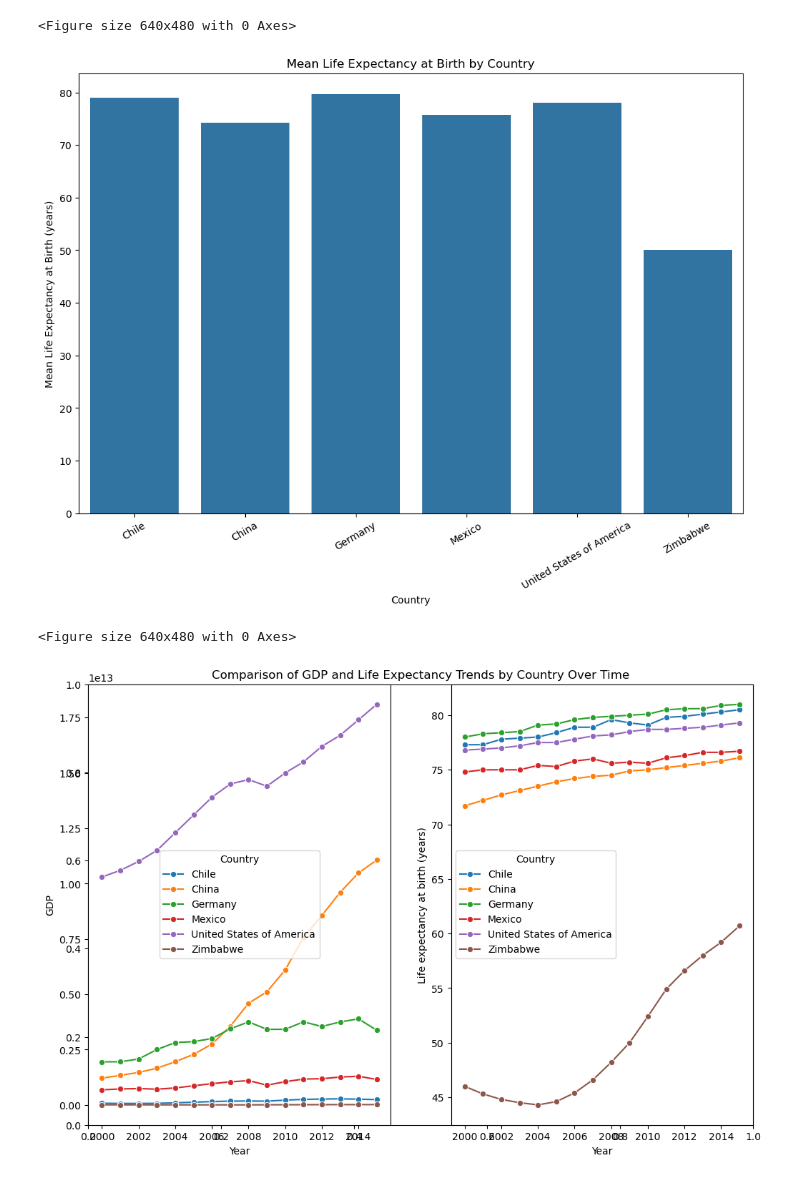
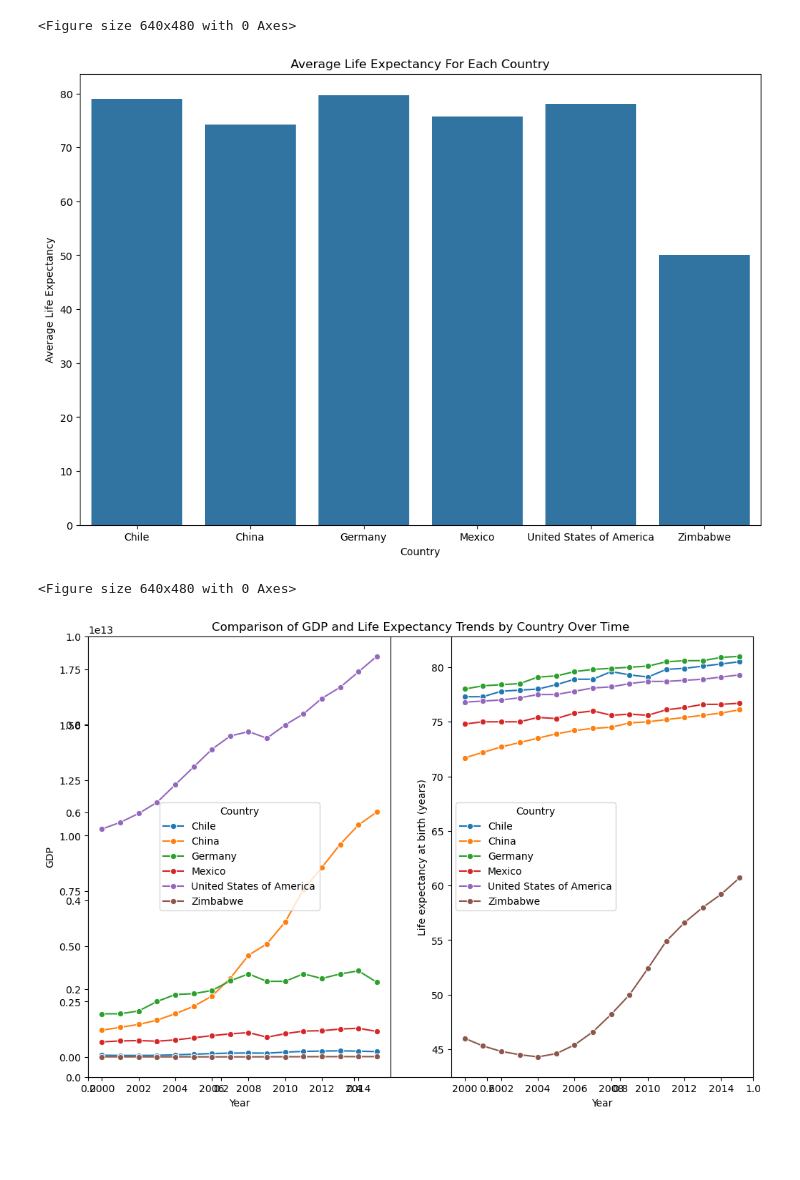
Before and after one commit to 2003salar/life_expectancy_gdp, a Jupyter notebook: life_expectancy_gdp.ipynb, the cells around one changed output. Saved outputs shown, nothing was run; the diff lists cells and outputs as text; code cells hidden in the pictures; blank space fills up the shorter version.

```diff
--- a/life_expectancy_gdp.ipynb
+++ b/life_expectancy_gdp.ipynb
@@ -60,15 +44,14 @@ plt.clf()
 # %%
 plt.figure(figsize=(12, 8))
 mean_life_expectancy = df.groupby("Country")["Life expectancy at birth (years)"].mean().reset_index()
 sns.barplot(x="Country", y="Life expectancy at birth (years)", data=mean_life_expectancy)
-plt.xticks(rotation=30)
 plt.xlabel("Country")
-plt.ylabel('Mean Life Expectancy at Birth (years)')
-plt.title('Mean Life Expectancy at Birth by Country')
+plt.ylabel("Average Life Expectancy")
+plt.title("Average Life Expectancy For Each Country")
 plt.show()
 plt.clf()
 # %% [output]
-[figure, old version]
+[figure, new version]
 <Figure size 640x480 with 0 Axes>
 # %%
 plt.figure(figsize=(12, 8))
```
Also changed, not shown: parts of 2 cells of this notebook, 1 other file.
